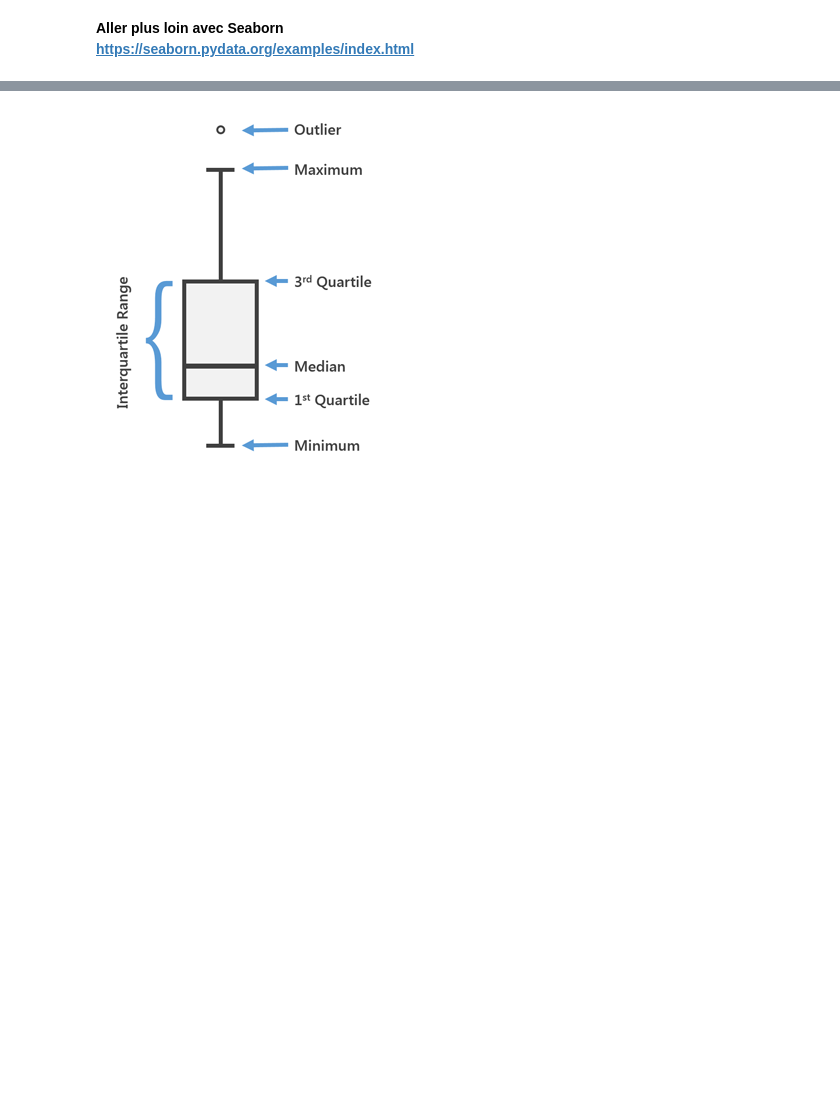
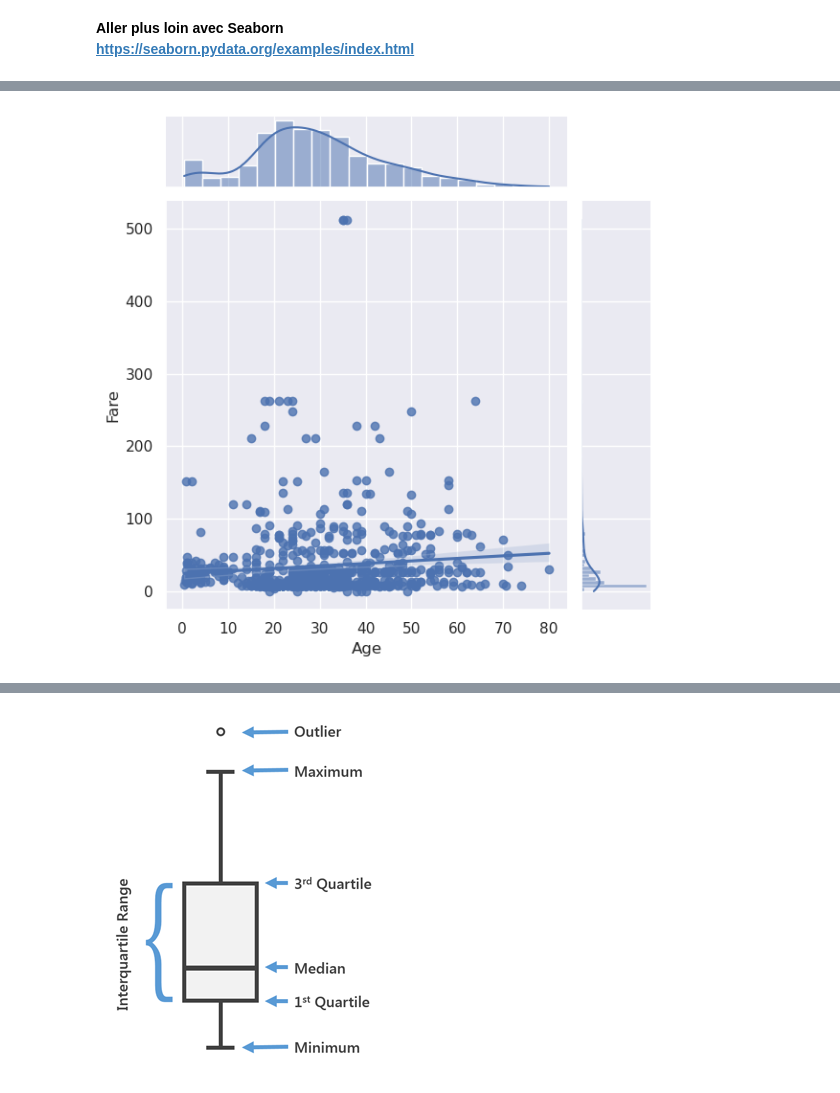
Before and after one commit to BSevault/tp_prog_fonct_py, a Jupyter notebook: 2024PythonCesi/Notebook/11_dataViz/11 - data viz - cours.ipynb, the cells around one changed output, grey strips where cells are left out. Cells and saved outputs as stored; diff of their text form; code cells hidden in the pictures; blank space fills up the shorter version.

```diff
--- a/2024PythonCesi/Notebook/11_dataViz/11 - data viz - cours.ipynb
+++ b/2024PythonCesi/Notebook/11_dataViz/11 - data viz - cours.ipynb
@@ -209,4 +291,6 @@ plt.show()
 # %%
-sns.jointplot("Age", "Fare", data=data, kind="reg")
+sns.jointplot(x="Age", y="Fare", data=data, kind="reg")
 plt.show()
+# %% [output]
+[figure, added]
 # %%
```
Also changed, not shown: parts of 29 cells of this notebook, 9 other files.
